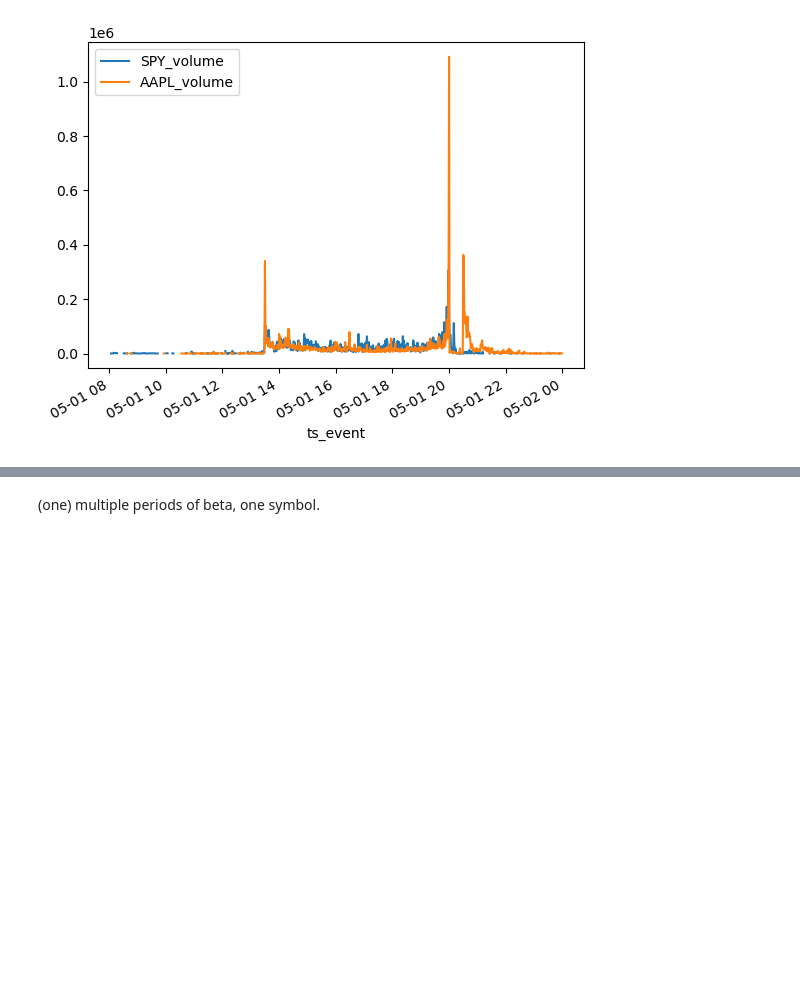
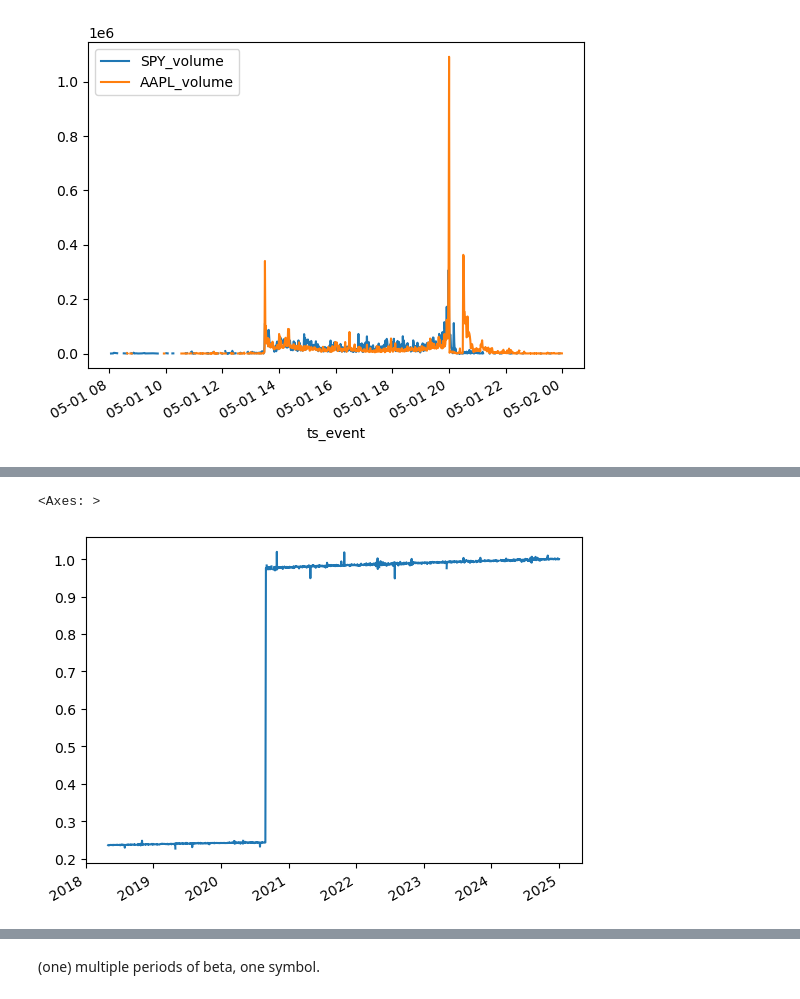
Before and after one commit to the-salty-austin/2025-iaqf-mafn, a Jupyter notebook: austin/download.ipynb, the cells around one changed output, grey strips where cells are left out. Saved outputs shown, nothing was run; the diff lists cells and outputs as text; code cells hidden in the pictures; blank space fills up the shorter version.

```diff
--- a/austin/download.ipynb
+++ b/austin/download.ipynb
@@ -252,0 +305,5 @@ resampled_df
+# %%
+(yf_df.loc['2018-05-01':'2024-12-31',"AAPL_CLOSE"] / resampled_df['AAPL_close']).plot()
+# %% [output]
+<Axes: >
+[figure, added]
```
Also changed, not shown: parts of 12 cells of this notebook, 3 other files.
